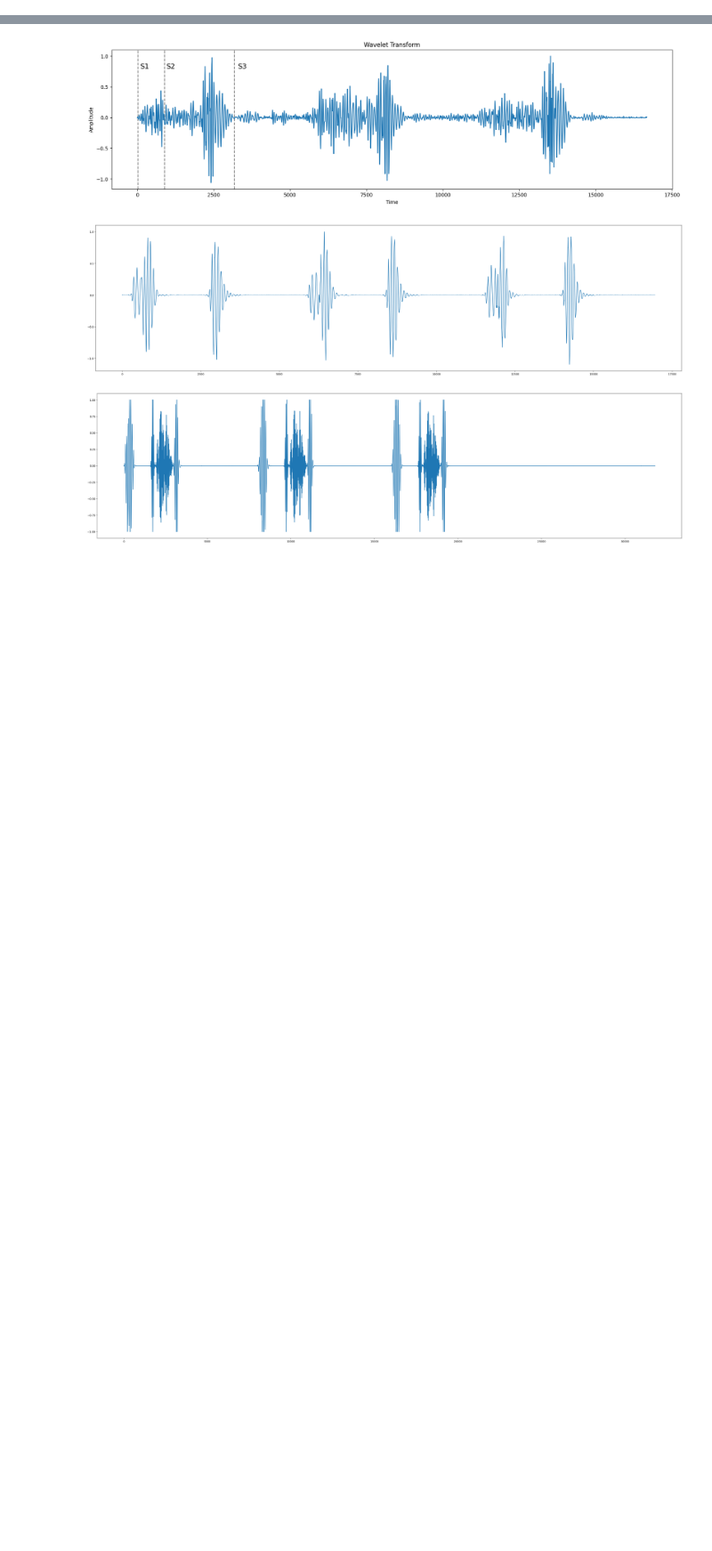
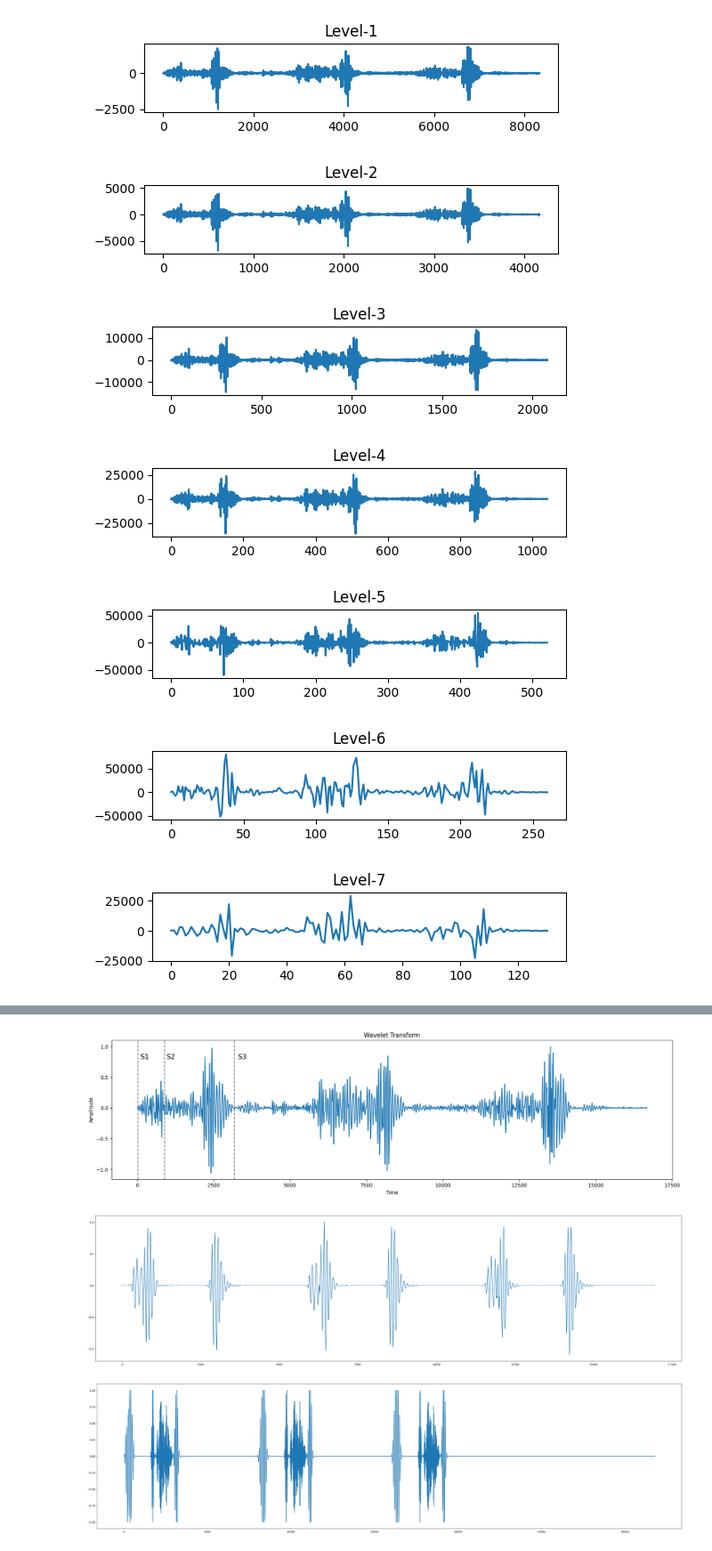
Before and after one commit to raflidev/vhd-machine-learning, a Jupyter notebook: Preprocessing/Jurnal.ipynb, the cells around one changed output, grey strips where cells are left out. Shown at 89% size. Saved outputs shown, nothing was run; the diff lists cells and outputs as text; code cells hidden in the pictures; blank space fills up the shorter version.

```diff
--- a/Preprocessing/Jurnal.ipynb
+++ b/Preprocessing/Jurnal.ipynb
@@ -4,3 +4,30 @@ import matplotlib.pyplot as plt
 import numpy as np
 import pywt
 import seaborn as sns
+# %%
+from pywt import wavedec
+samplerate, data = wavfile.read('../data/training/MR/New_MR_002.wav')
+coeffs = wavedec(data, 'db1', level=10)
+coeffs2 = wavedec(data, 'db1', level=1)
+cA,cD10,cD9,cD8,cD7,cD6,cD5,cD4,cD3,cD2, cD1 = coeffs
+cA2,cAD1 = coeffs2
+
+# cA2,cD11,cD9,cD8,cD7,cD6,cD5,cD4,cD3,cD2, cD1 = coeffs
+# plt.figure(figsize=(40,20))
+# sns.lineplot(data=cD1)
+# plt.show()
+
+a = [cD1,cD2,cD3,cD4,cD5,cD6,cD7,cD8,cD9, cD10]
+for idx, i in enumerate(a):
+  plt.figure(figsize=(6,1))
+  sns.lineplot(data=a[idx])
+  plt.title('Level-'+str(idx+1))
+  plt.show()
+# %% [output]
+[figure, added]
+[figure, added]
+[figure, added]
+[figure, added]
+[figure, added]
+[figure, added]
+[figure, added]
```
Also changed, not shown: parts of 1 cell of this notebook, 7 other files.
